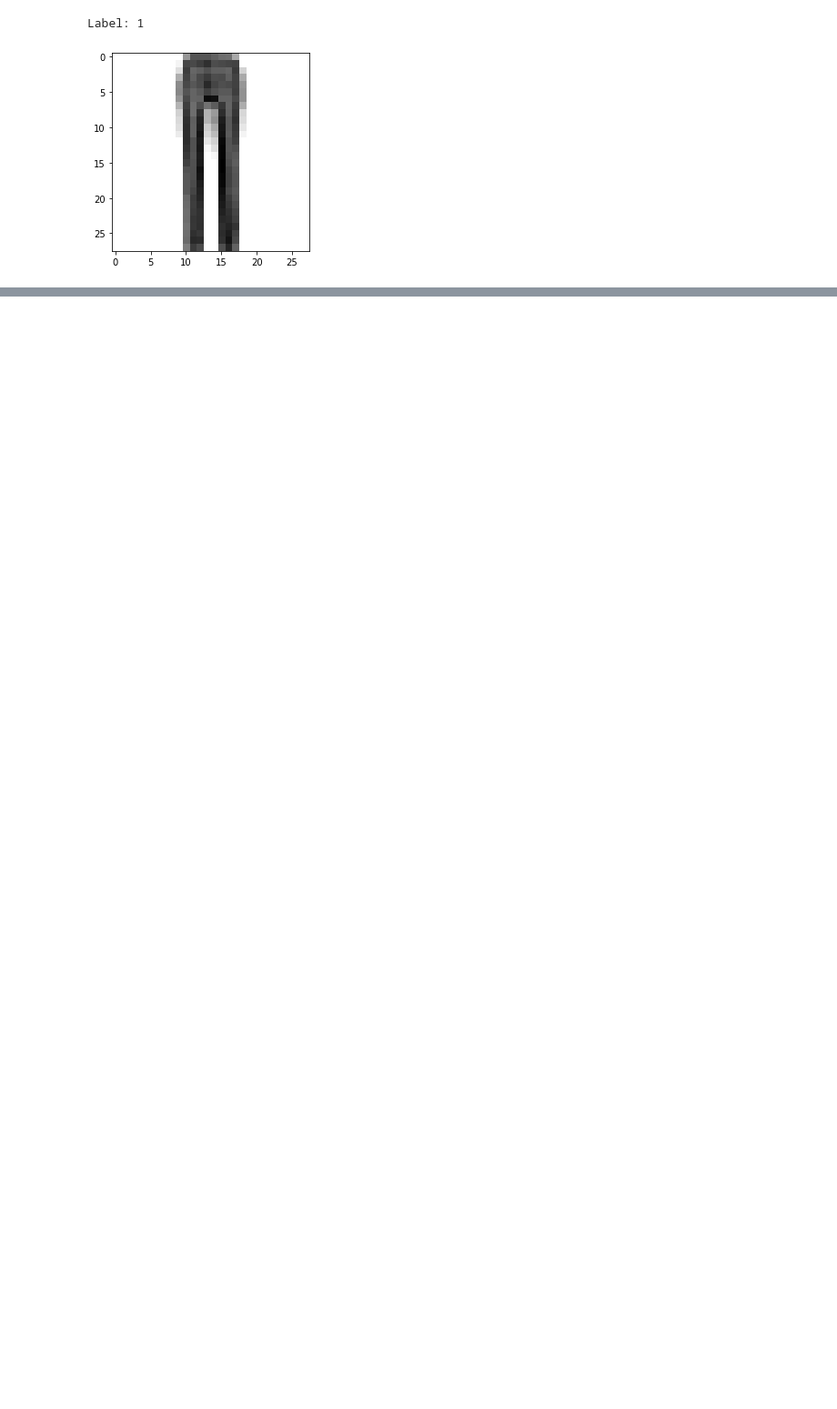
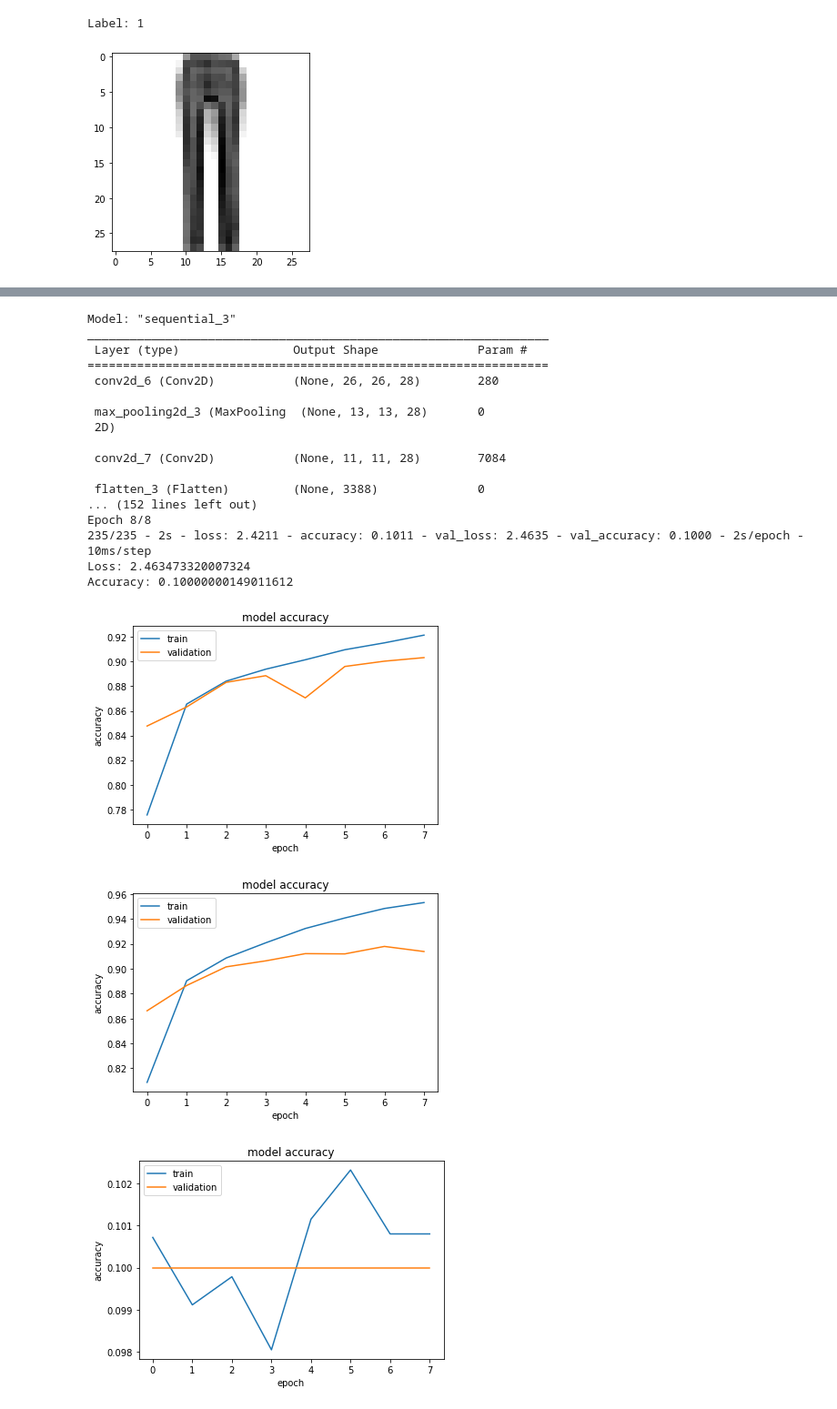
Before and after one commit to rileykc98/478Project, a Jupyter notebook: 478Project.ipynb, the cells around one changed output, grey strips where cells are left out. Shown at 91% size. Saved outputs shown, nothing was run; the diff lists cells and outputs as text; code cells hidden in the pictures; blank space fills up the shorter version.

```diff
--- a/478Project.ipynb
+++ b/478Project.ipynb
@@ -48,0 +118,60 @@ y_test = tf.utils.to_categorical(y_test, num_classes)
+# %%
+# hyper parameters
+epochs = 8
+batch_size = 256
+learning_rates = [0.001, 0.005, 0.05, 0.1]
+test_history_lr = [0,0,0,0]
+
+for i in range(4):
+  # define model
+  model = Sequential()
+  model.add(Conv2D(28, kernel_size=(3,3), activation='relu', input_shape = input_shape))
+  model.add(MaxPooling2D((2,2)))
+  model.add(Conv2D(28, kernel_size=(3,3), activation='relu', input_shape = input_shape))
+  model.add(Flatten())
+  model.add(Dense(128, activation = 'relu'))
+  model.add(Dense(128, activation = 'sigmoid'))
+  model.add(Dense(num_classes, activation = 'softmax'))
+  optimizer = tf.optimizers.Adam(learning_rate=learning_rates[i])
+  model.compile(loss='categorical_crossentropy', optimizer=optimizer, metrics='accuracy')
+  model.build((None,28,28,1))
+  model.summary()
+
+  test_history_lr[i] = model.fit(x_train, y_train, batch_size = batch_size,
+            epochs = epochs,
+            verbose=2,
+            validation_data=(x_test,y_test))
+  score = model.evaluate(x_test, y_test, verbose=0)
+  print("Loss: {}".format(score[0]))
+  print("Accuracy: {}".format(score[1]))
+
+#  "Accuracy"
+for h in test_history_lr:
+  plt.plot(h.history['accuracy'])
+  plt.plot(h.history['val_accuracy'])
+  plt.title('model accuracy')
+  plt.ylabel('accuracy')
+  plt.xlabel('epoch')
+  plt.legend(['train', 'validation'], loc='upper left')
+  plt.show()
+# %% [output]
+Model: "sequential_3"
+_________________________________________________________________
+ Layer (type)                Output Shape              Param #
+=================================================================
+ conv2d_6 (Conv2D)           (None, 26, 26, 28)        280
+
+ max_pooling2d_3 (MaxPooling  (None, 13, 13, 28)       0
+ 2D)
+
+ conv2d_7 (Conv2D)           (None, 11, 11, 28)        7084
+
+ flatten_3 (Flatten)         (None, 3388)              0
+... (152 lines left out)
+Epoch 8/8
+235/235 - 2s - loss: 2.4211 - accuracy: 0.1011 - val_loss: 2.4635 - val_accuracy: 0.1000 - 2s/epoch - 10ms/step
+Loss: 2.463473320007324
+Accuracy: 0.10000000149011612
+[figure, added]
+[figure, added]
+[figure, added]
```
Also changed, not shown: parts of 22 cells of this notebook.
